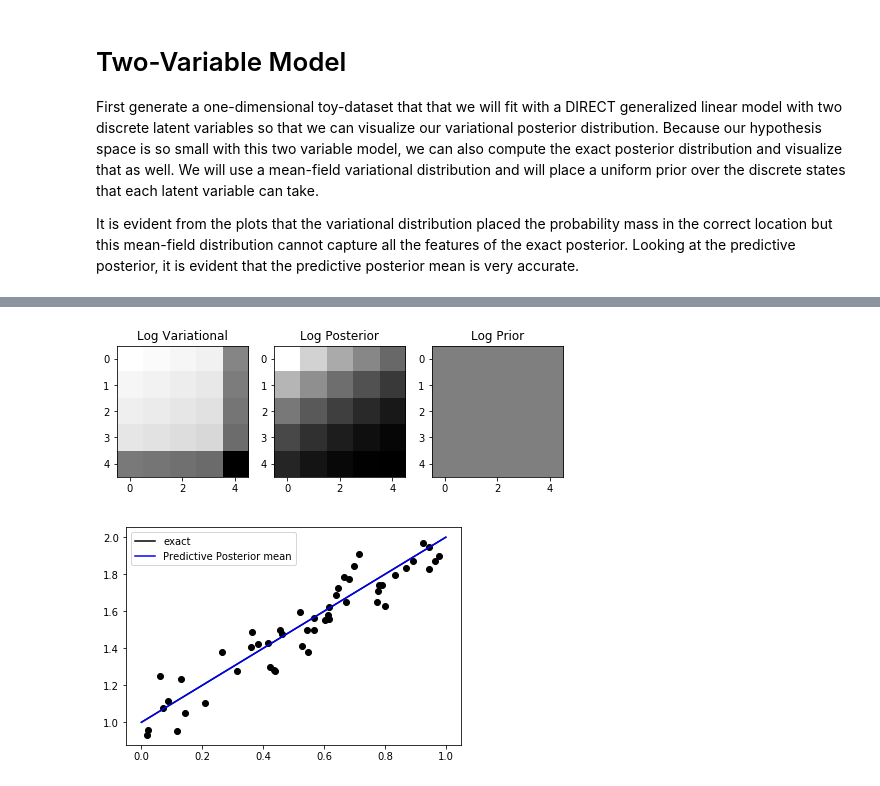
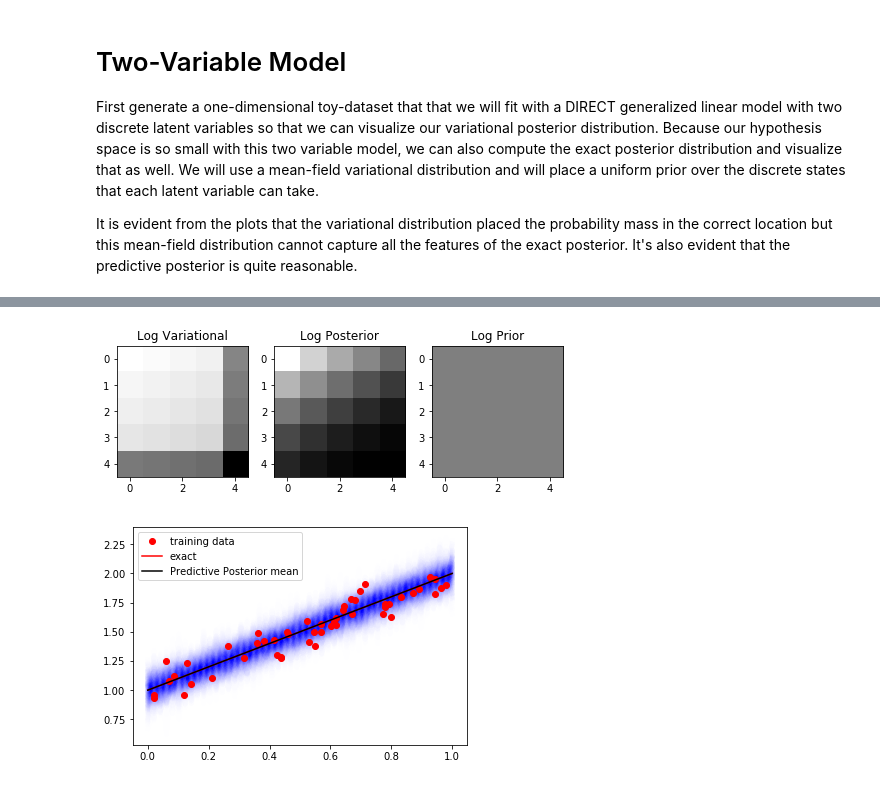
Before and after one commit to treforevans/direct, a Jupyter notebook: direct_tutorial.ipynb, the cells around one changed output, grey strips where cells are left out. Saved outputs shown, nothing was run; the diff lists cells and outputs as text; code cells hidden in the pictures.

Commit message:
implemented ability to sample from the predictive posterior and updated the tutorial to do this

```diff
--- a/direct_tutorial.ipynb
+++ b/direct_tutorial.ipynb
@@ -13,7 +13,7 @@ Because our hypothesis space is so small with this two variable model, we can al
 We will use a mean-field variational distribution and will place a uniform prior over the discrete states that each latent variable can take.
 
 It is evident from the plots that the variational distribution placed the probability mass in the correct location but this mean-field distribution cannot capture all the features of the exact posterior.
-Looking at the predictive posterior, it is evident that the predictive posterior mean is very accurate.
+It's also evident that the predictive posterior is quite reasonable.
 # %%
 np.random.seed(0)
 
@@ -31,6 +31,7 @@ y += np.random.normal(size=(n,1), scale=np.sqrt(noise_variance)) # add some nois
 
 # initialize the W grid of discrete values the latent variables can take, and the prior / variational distibution
 wbar = [-1.,-0.5,0.,0.5,1.]
+# wbar = np.linspace(-1, 1, num=51)
 Wbar = np.array([wbar,]*Phi.shape[1])
 mbar = Wbar.shape[1]
 P = np.zeros((Phi.shape[1], mbar)) + 1./mbar # prior for weights
@@ -44,6 +45,7 @@ with tf.Session() as sess:
     Q = sess.run(tf.exp(m.logQ))
     qsig = sess.run(tf.exp(m.logqsig))
     y_mean = sess.run(m.predict_mean(Phi_X=Phi_X))
+    y_samples = sess.run(m.predict_samples(Phi_X=Phi_X, n_samples=100))
 
 # compute the exact posterior for comparison with the learned variational distribution
 W = KhatriRaoMeshgrid(Wbar).expand()
@@ -72,8 +74,12 @@ ax_arr[2].set_title('Log Prior');
 
 # plot the predictive posterior mean
 fig, ax = plt.subplots()
-ax.plot(x,y,'ko')
-ax.plot(xx, w_exact*(xx+1.), 'k', label='exact')
-ax.plot(xx, y_mean, 'b', label='Predictive Posterior mean')
+for i in range(y_samples.shape[1]): # loop through each predictive posterior sample
+    ax.plot(xx, y_samples[:,(i,)] + np.random.normal(size=(xx.shape[0],5), scale=np.sqrt(noise_variance)),
+            'b', alpha=0.002, lw=5) # plot the sample with Gaussian noise
+# ax.plot(xx, y_samples, 'r', alpha=0.1, lw=10)
+ax.plot(x,y,'ro', label='training data')
+ax.plot(xx, w_exact*(xx+1.), 'r', label='exact')
+ax.plot(xx, y_mean, 'k', label='Predictive Posterior mean')
 ax.legend(loc=0);
 # %% [output]
@@ -89,10 +95,10 @@ Epoch: 0025, ELBO: 89.603137, Time elapsed: 0.4276 seconds.
 INFO:tensorflow:Optimization terminated with:
   Message: b'CONVERGENCE: NORM_OF_PROJECTED_GRADIENT_<=_PGTOL'
   Objective function value: -89.603225
 ... (5 lines left out)
   Number of iterations: 27
   Number of functions evaluations: 28
 Optimization Finished!
 Epoch: 0029, ELBO: 89.603225
 [figure]
-[figure, old version]
+[figure, new version]
```
Also changed, not shown: parts of 1 cell of this notebook, 2 other files.
